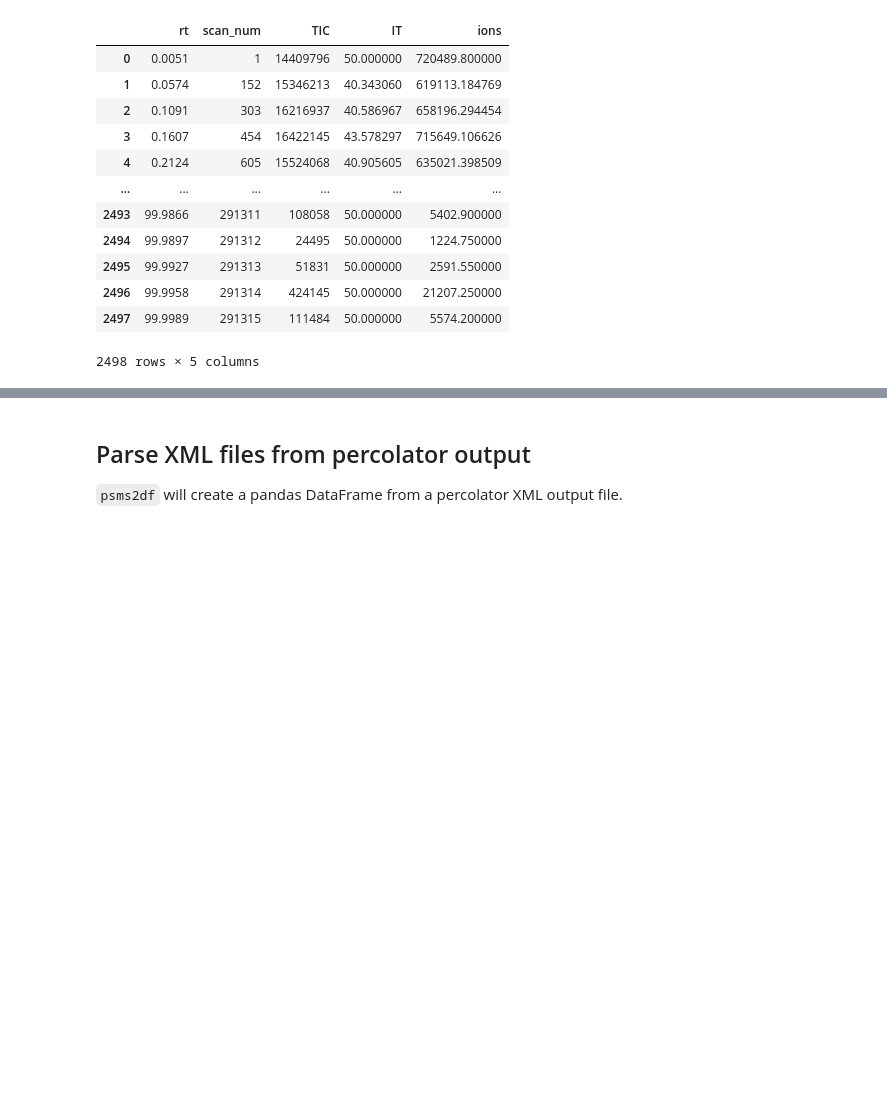
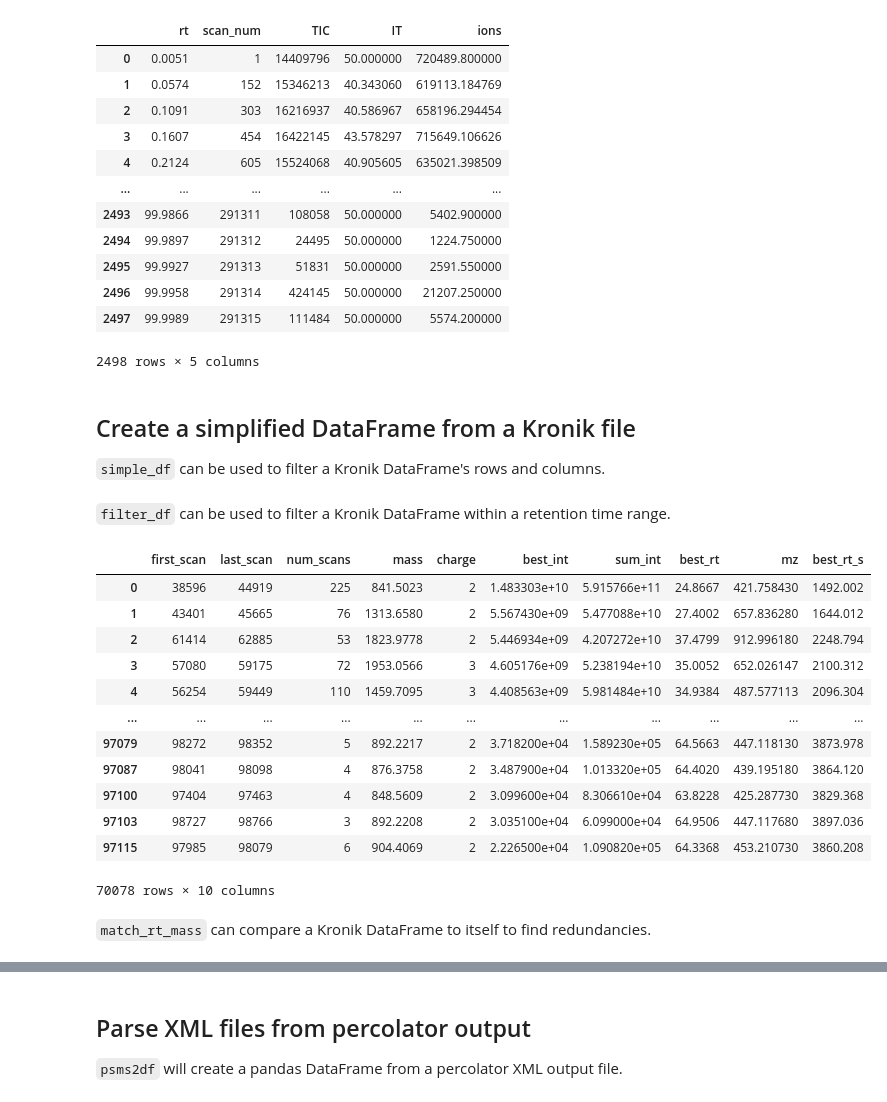
Before and after one commit to dafaivre/msions, a Jupyter notebook: docs/example.ipynb, the cells around one changed output, grey strips where cells are left out. Saved outputs shown, nothing was run; the diff lists cells and outputs as text; code cells hidden in the pictures; blank space fills up the shorter version.

```diff
--- a/docs/example.ipynb
+++ b/docs/example.ipynb
@@ -69,3 +73,28 @@ hk.summarize_df(hk_df, ms1_df)
 | 2496 | 99.9958 | 291314 | 424145 | 50.000000 | 21207.250000 |
 | 2497 | 99.9989 | 291315 | 111484 | 50.000000 | 5574.200000 |
 2498 rows × 5 columns
+# %% [markdown]
+## Create a simplified DataFrame from a Kronik file
+`simple_df` can be used to filter a Kronik DataFrame's rows and columns.
+# %%
+kro_df = kro.simple_df("example_files/DDA_match.kro")
+# %% [markdown]
+`filter_df` can be used to filter a Kronik DataFrame within a retention time range.
+# %%
+kro.filter_df(kro_df, start=20, stop=80)
+# %% [output]
+|  | first_scan | last_scan | num_scans | mass | charge | best_int | sum_int | best_rt | mz | best_rt_s |
+| 0 | 38596 | 44919 | 225 | 841.5023 | 2 | 1.483303e+10 | 5.915766e+11 | 24.8667 | 421.758430 | 1492.002 |
+| 1 | 43401 | 45665 | 76 | 1313.6580 | 2 | 5.567430e+09 | 5.477088e+10 | 27.4002 | 657.836280 | 1644.012 |
+| 2 | 61414 | 62885 | 53 | 1823.9778 | 2 | 5.446934e+09 | 4.207272e+10 | 37.4799 | 912.996180 | 2248.794 |
+| 3 | 57080 | 59175 | 72 | 1953.0566 | 3 | 4.605176e+09 | 5.238194e+10 | 35.0052 | 652.026147 | 2100.312 |
+| 4 | 56254 | 59449 | 110 | 1459.7095 | 3 | 4.408563e+09 | 5.981484e+10 | 34.9384 | 487.577113 | 2096.304 |
+| ... | ... | ... | ... | ... | ... | ... | ... | ... | ... | ... |
+| 97079 | 98272 | 98352 | 5 | 892.2217 | 2 | 3.718200e+04 | 1.589230e+05 | 64.5663 | 447.118130 | 3873.978 |
+| 97087 | 98041 | 98098 | 4 | 876.3758 | 2 | 3.487900e+04 | 1.013320e+05 | 64.4020 | 439.195180 | 3864.120 |
+| 97100 | 97404 | 97463 | 4 | 848.5609 | 2 | 3.099600e+04 | 8.306610e+04 | 63.8228 | 425.287730 | 3829.368 |
+| 97103 | 98727 | 98766 | 3 | 892.2208 | 2 | 3.035100e+04 | 6.099000e+04 | 64.9506 | 447.117680 | 3897.036 |
+| 97115 | 97985 | 98079 | 6 | 904.4069 | 2 | 2.226500e+04 | 1.090820e+05 | 64.3368 | 453.210730 | 3860.208 |
+70078 rows × 10 columns
+# %% [markdown]
+`match_rt_mass` can compare a Kronik DataFrame to itself to find redundancies.
```
Also changed, not shown: parts of 17 cells of this notebook, 7 other files.
